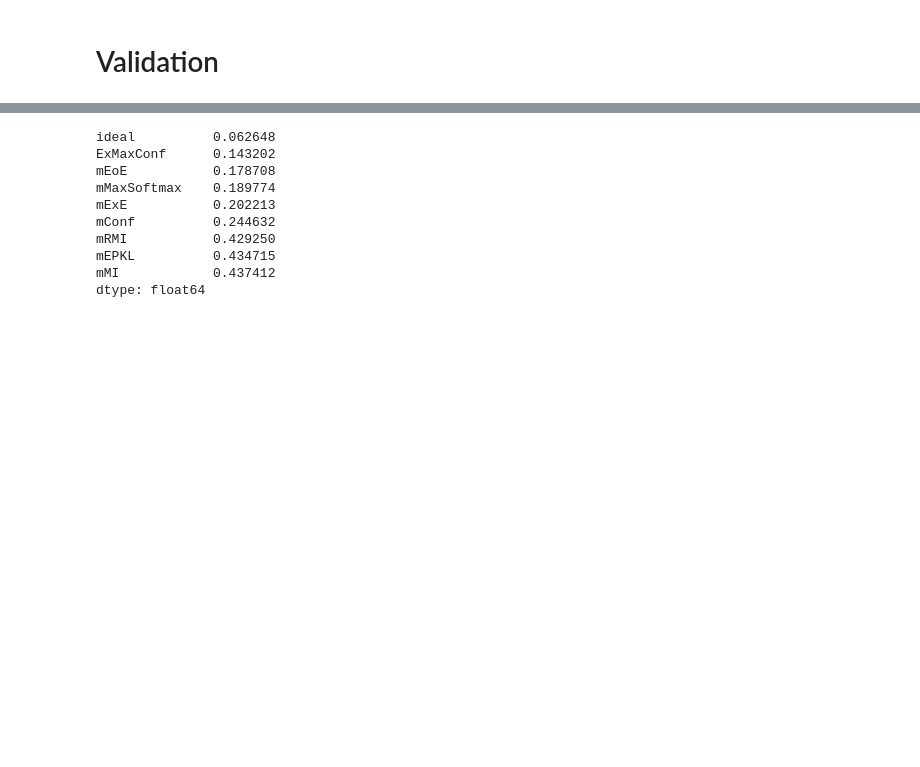
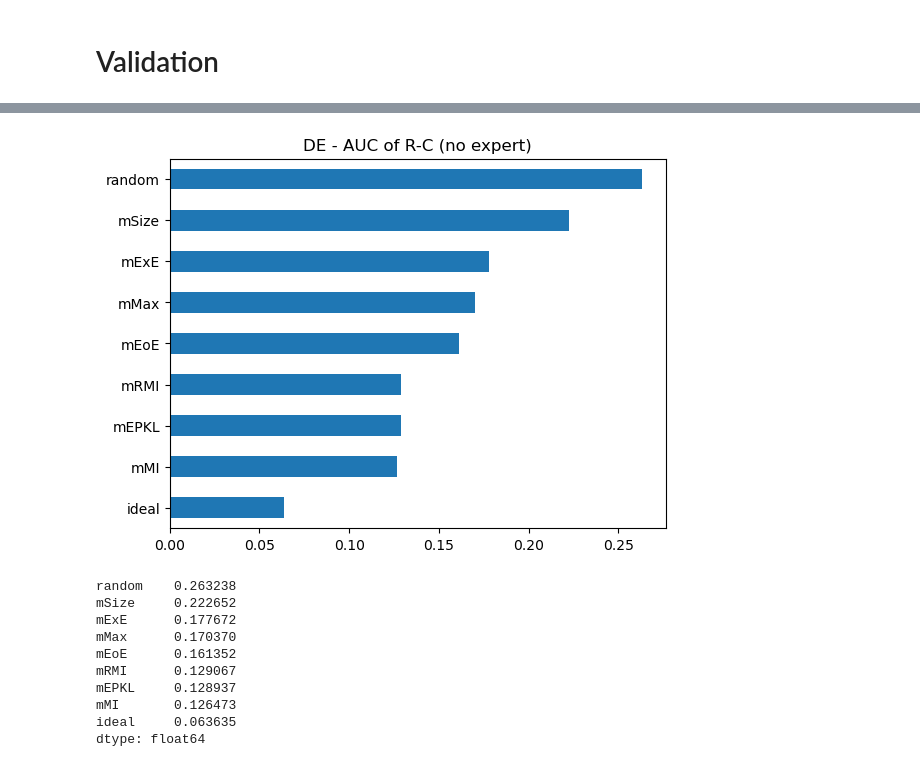
Before and after one commit to Brunolcb/masters_thesis, a Jupyter notebook: uncertainty.ipynb, the cells around one changed output, grey strips where cells are left out. Saved outputs shown, nothing was run; the diff lists cells and outputs as text; code cells hidden in the pictures; blank space fills up the shorter version.

```diff
--- a/uncertainty.ipynb
+++ b/uncertainty.ipynb
@@ -165,49 +179,54 @@ plt.show()
 # %%
-def apply_ensemble_metric(Y_hat, metric):
-    uncertainties = list()
-    for y_hat in Y_hat.swapaxes(0,1):
-        uncertainties.append(metric(y_hat))
-
-    return np.array(uncertainties)
-
 ensemble_metrics = {'mExE': expected_entropy_uncertainty,
                     'mEoE': entropy_of_expected_uncertainty,
                     'mMI': mutual_information_uncertainty,
                     'mRMI': reverse_mutual_information_uncertainty,
                     'mEPKL': expected_pw_kl_uncertainty,
-                    'mConf': confidence_uncertainty,
-                    # 'MaxExConf': max_expected_confidence,
-                    'mMaxSoftmax': max_softmax_uncertainty,
-                    # 'MaxMeanSoftmax': max_mean_softmax,
-                    'ExMaxConf': max_confidence_uncertainty,}
+                    'mMax': max_prob_uncertainty,
+                    'mSize': naive_pred_size_uncertainty,}
 
 de_uncertainties = dict()
 de_aucs = dict()
 with np.load(de_validation_fpath) as data:
     Y_hat = data['y_hat']
     targets = data['y']
 
     for metric_name, metric in ensemble_metrics.items():
         uncertainties = apply_ensemble_metric(Y_hat, metric)
         de_uncertainties[metric_name] = uncertainties
 
         coverages, risks, _ = rc_curve(-uncertainties, de_ndsc_scores,
                                        expert=False)
         de_aucs[metric_name] = auc(coverages, risks)
 
-    coverages, risks, _ = rc_curve(de_ndsc_scores, de_ndsc_scores,
-                                   expert=False)
-    de_aucs['ideal'] = auc(coverages, risks)
+# ideal uncertainty estimation
+coverages, risks, _ = rc_curve(de_ndsc_scores, de_ndsc_scores,
+                                expert=False)
+de_aucs['ideal'] = auc(coverages, risks)
 
-pd.Series(de_aucs).sort_values()
+# naive (random) uncertainty estimation
+naive_risks = np.zeros(de_ndsc_scores.shape)
+n_random = 10
+for _ in range(n_random):
+    coverages, risks, _ = rc_curve(np.random.rand(*de_ndsc_scores.shape),
+                                de_ndsc_scores, expert=False)
+    naive_risks += risks / n_random
+de_aucs['random'] = auc(coverages, naive_risks)
+
+aucs = pd.Series(de_aucs).sort_values()
+aucs.plot.barh()
+plt.title("DE - AUC of R-C (no expert)")
+plt.show()
+aucs.sort_values(ascending=False)
 # %% [output]
+[figure, added]
-ideal          0.062648
-ExMaxConf      0.143202
-mEoE           0.178708
-mMaxSoftmax    0.189774
-mExE           0.202213
-mConf          0.244632
-mRMI           0.429250
-mEPKL          0.434715
-mMI            0.437412
+random    0.263238
+mSize     0.222652
+mExE      0.177672
+mMax      0.170370
+mEoE      0.161352
+mRMI      0.129067
+mEPKL     0.128937
+mMI       0.126473
+ideal     0.063635
 dtype: float64
```
Also changed, not shown: parts of 10 cells of this notebook, 2 other files.
